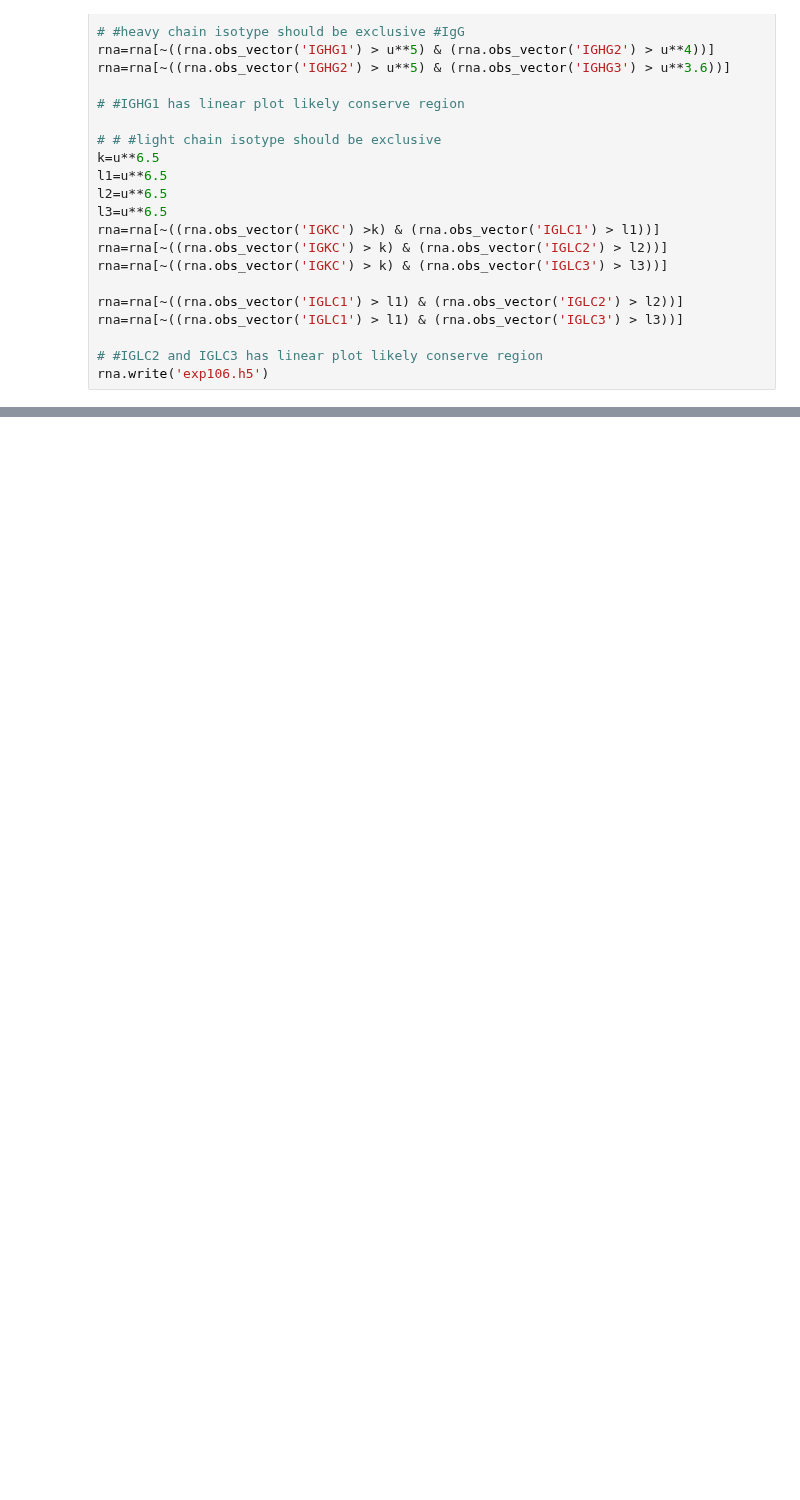
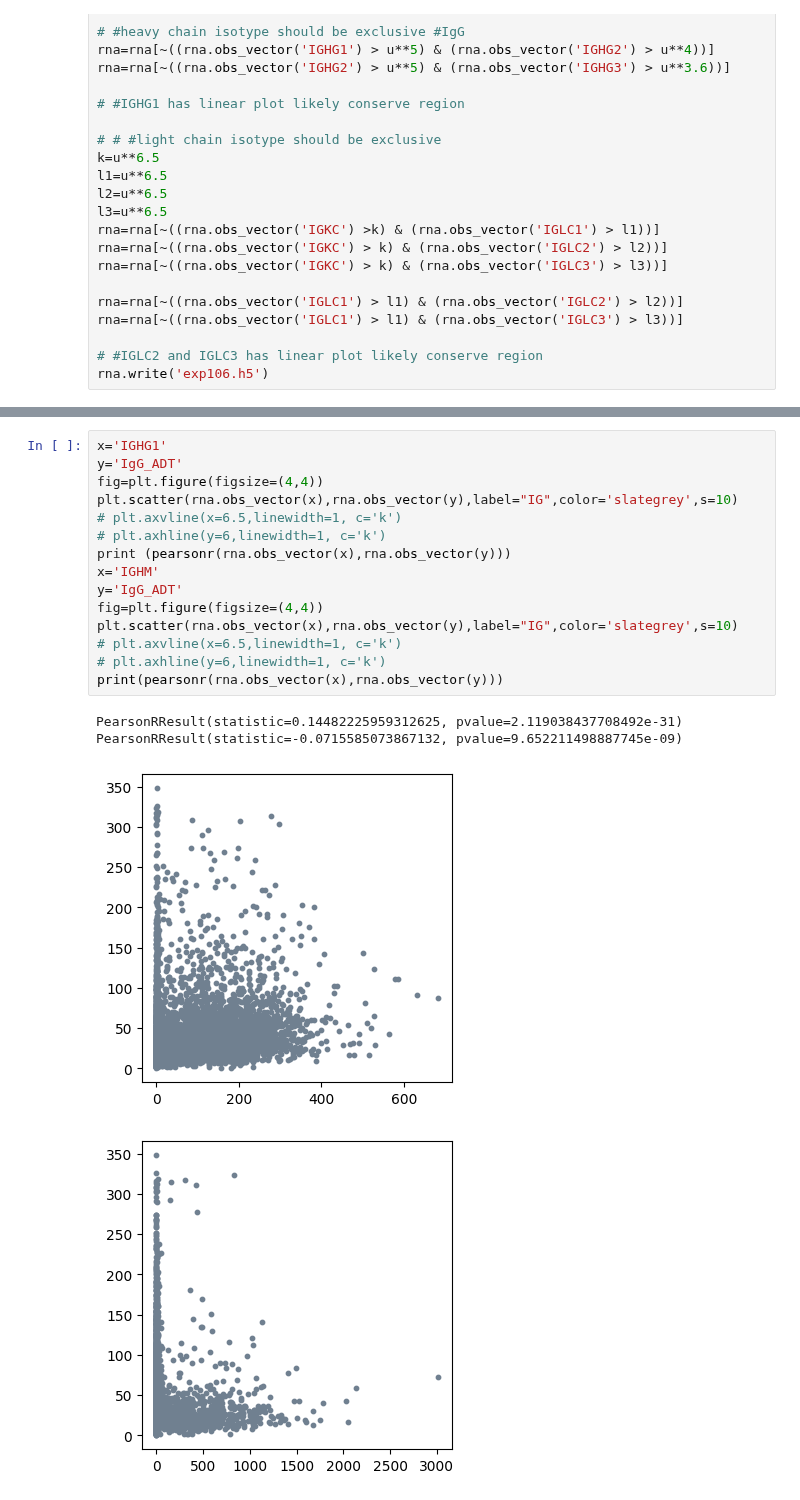
Before and after one commit to pablodig/secRecon-Secretory-Pathway-Reconstruction, a Jupyter notebook: 01 Preprocess Data.ipynb, the cells around one changed output, grey strips where cells are left out. Drawn from its saved outputs; the diff is of its cells as text; blank space fills up the shorter version.

```diff
--- a/01 Preprocess Data.ipynb
+++ b/01 Preprocess Data.ipynb
@@ -171,0 +262,20 @@ rna.write('exp106.h5')
+# %%
+x='IGHG1'
+y='IgG_ADT'
+fig=plt.figure(figsize=(4,4))
+plt.scatter(rna.obs_vector(x),rna.obs_vector(y),label="IG",color='slategrey',s=10)
+# plt.axvline(x=6.5,linewidth=1, c='k')
+# plt.axhline(y=6,linewidth=1, c='k')
+print (pearsonr(rna.obs_vector(x),rna.obs_vector(y)))
+x='IGHM'
+y='IgG_ADT'
+fig=plt.figure(figsize=(4,4))
+plt.scatter(rna.obs_vector(x),rna.obs_vector(y),label="IG",color='slategrey',s=10)
+# plt.axvline(x=6.5,linewidth=1, c='k')
+# plt.axhline(y=6,linewidth=1, c='k')
+print(pearsonr(rna.obs_vector(x),rna.obs_vector(y)))
+# %% [output]
+PearsonRResult(statistic=0.14482225959312625, pvalue=2.119038437708492e-31)
+PearsonRResult(statistic=-0.0715585073867132, pvalue=9.652211498887745e-09)
+[figure, added]
+[figure, added]
```
Also changed, not shown: parts of 12 cells of this notebook, 11 other files.
